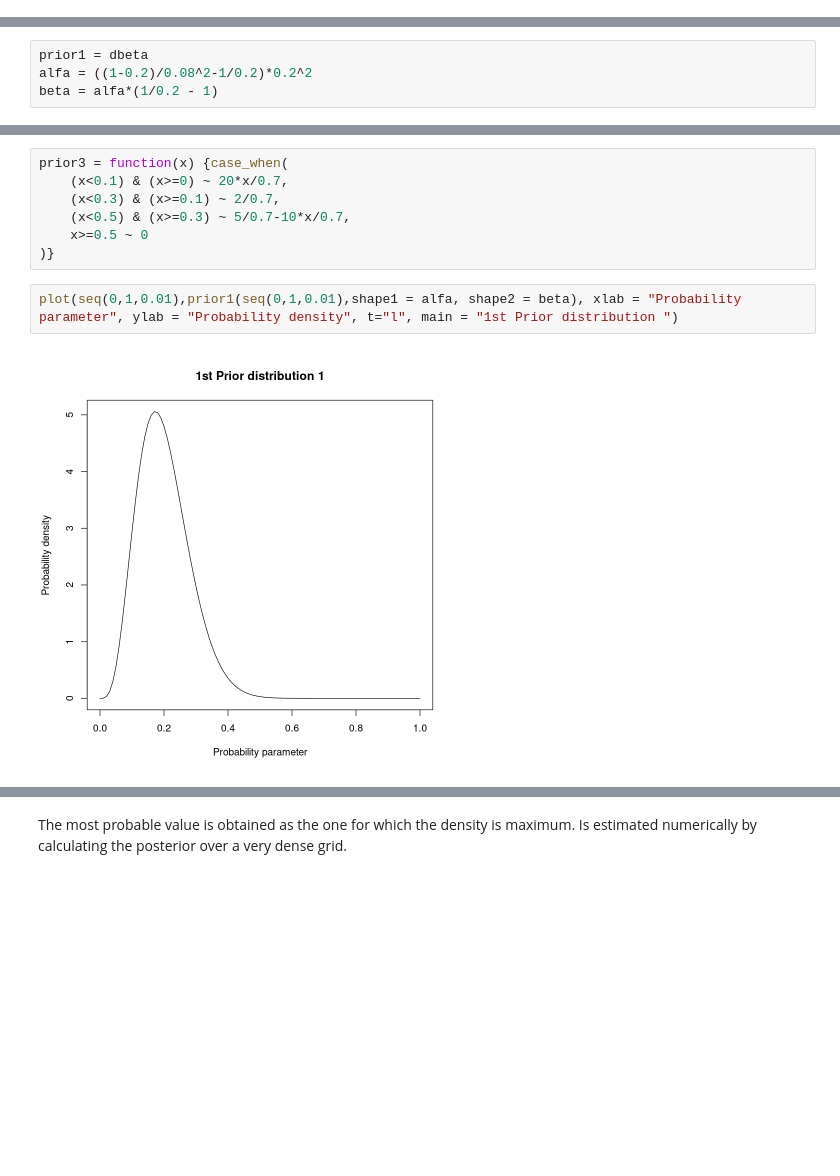
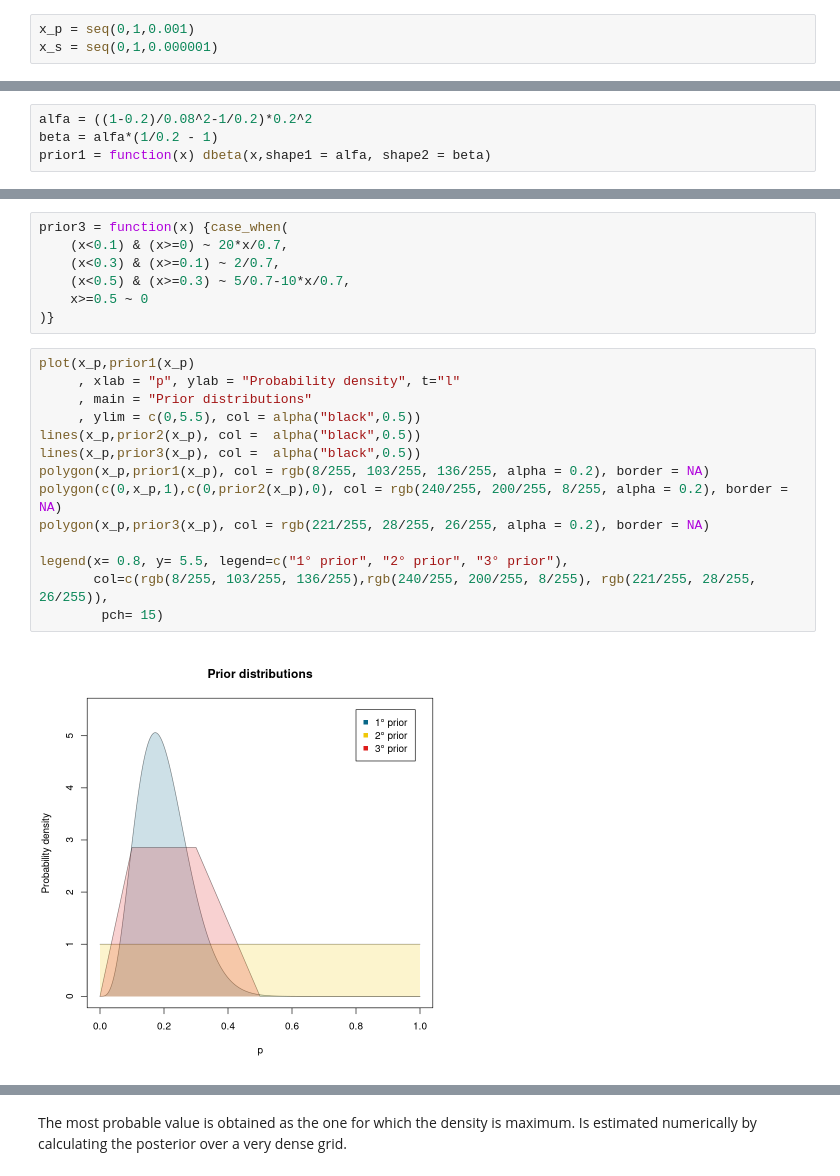
Before and after one commit to Confizolo/PoDProjects, a Jupyter notebook: ASfPA/Ex05/ConfortoFilippo_RLabsession05.ipynb, the cells around one changed output, grey strips where cells are left out. Cells and saved outputs as stored; diff of their text form; blank space fills up the shorter version.

```diff
--- a/ASfPA/Ex05/ConfortoFilippo_RLabsession05.ipynb
+++ b/ASfPA/Ex05/ConfortoFilippo_RLabsession05.ipynb
@@ -16,3 +29,6 @@ library(tidyverse, quiet = TRUE)
+# %%
+x_p = seq(0,1,0.001)
+x_s = seq(0,1,0.000001)
 # %% [markdown]
 ## Exercise 1
 # %% [markdown]
@@ -40,5 +63,5 @@ The first prior is simply the beta function with the parameters alfa and beta ob
 # %%
-prior1 = dbeta
 alfa = ((1-0.2)/0.08^2-1/0.2)*0.2^2
 beta = alfa*(1/0.2 - 1)
+prior1 = function(x) dbeta(x,shape1 = alfa, shape2 = beta)
 # %% [markdown]
@@ -55,6 +78,18 @@ prior3 = function(x) {case_when(
     x>=0.5 ~ 0
 )}
 # %%
-plot(seq(0,1,0.01),prior1(seq(0,1,0.01),shape1 = alfa, shape2 = beta), xlab = "Probability parameter", ylab = "Probability density", t="l", main = "1st Prior distribution ")
+plot(x_p,prior1(x_p)
+     , xlab = "p", ylab = "Probability density", t="l"
+     , main = "Prior distributions"
+     , ylim = c(0,5.5), col = alpha("black",0.5))
+lines(x_p,prior2(x_p), col =  alpha("black",0.5))
+lines(x_p,prior3(x_p), col =  alpha("black",0.5))
+polygon(x_p,prior1(x_p), col = rgb(8/255, 103/255, 136/255, alpha = 0.2), border = NA)
+polygon(c(0,x_p,1),c(0,prior2(x_p),0), col = rgb(240/255, 200/255, 8/255, alpha = 0.2), border = NA)
+polygon(x_p,prior3(x_p), col = rgb(221/255, 28/255, 26/255, alpha = 0.2), border = NA)
+
+legend(x= 0.8, y= 5.5, legend=c("1° prior", "2° prior", "3° prior"),
+       col=c(rgb(8/255, 103/255, 136/255),rgb(240/255, 200/255, 8/255), rgb(221/255, 28/255, 26/255)),
+        pch= 15)
 # %% [output]
-[figure, old version]
+[figure, new version]
```
Also changed, not shown: parts of 46 cells of this notebook, 6 other files.
